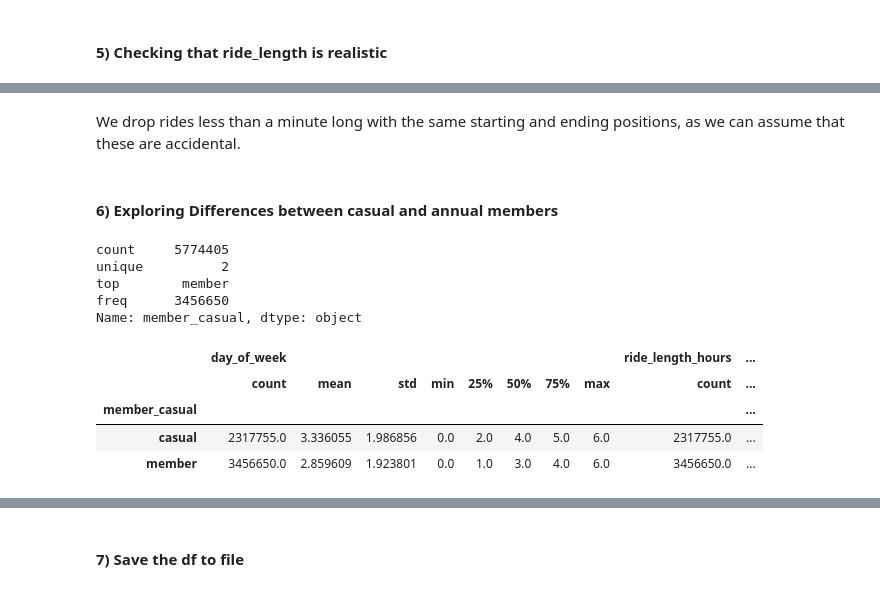
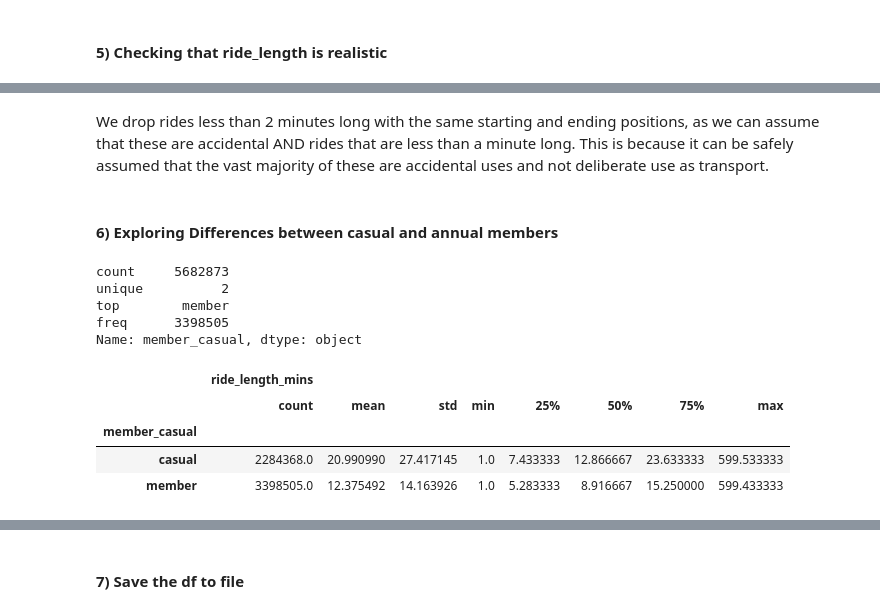
Before and after one commit to dydev012/capstone_cyclistic, a Jupyter notebook: transform.ipynb, the cells around one changed output, grey strips where cells are left out. Saved outputs shown, nothing was run; the diff lists cells and outputs as text; code cells hidden in the pictures.

```diff
--- a/report.ipynb
+++ b/transform.ipynb
@@ -179,10 +182,23 @@ def populateGPSCols(df):
     df["end_gps"] = df["end_lat"].astype("str") + ", " + df["end_lng"].astype("str")
     return df
 
+def timeToClass(x):
+    if 7 <= x <= 12:
+        return "Morning"
+    elif 12 < x <= 17:
+        return "Afternoon"
+    elif 17 < x <= 21:
+        return "Evening"
+    else:
+        return "Night"
 
 df = rmUnuseableRows(df)
 df = populateGPSCols(df)
-df.insert(4, column="ride_length_hours", value=(df["ended_at"] - df["started_at"]).dt.total_seconds()/60/60)
-df.insert(5, column="day_of_week", value=df["started_at"].dt.day_of_week ) # 0 = Monday, 6 = Sunday
+df.insert(3, column="started_hour", value=df["started_at"].dt.hour)
+df.insert(4, column="month", value=df["started_at"].dt.month_name())
+df.insert(5, column="day_of_week", value=df["started_at"].dt.day_name() )
+df.insert(7, column="ride_length_mins", value=(df["ended_at"] - df["started_at"]).dt.total_seconds()/60)
+df["time_type"] = df["started_hour"].apply(timeToClass)
+
 df.head()
 # %% [output]
@@ -207,0 +215,4 @@ Rides that are longer 1440 are assumed to either be software tracking errors or
+# %%
+dfImpossible = df[df["ride_length_mins"] > 600]
+df = df.drop(index=dfImpossible.index)
+del dfImpossible
@@ -208,32 +221,37 @@ Rides that are longer 1440 are assumed to either be software tracking errors or
 # %%
-dfImpossible = df[df["ride_length_hours"] < 0]
+dfImpossible = df[df["ride_length_mins"] <= 0]
 df = df.drop(index=dfImpossible.index)
 del dfImpossible
 # %% [markdown]
-We drop rides less than a minute long with the same starting and ending positions, as we can assume that these are accidental.
+We drop rides less than 2 minutes long with the same starting and ending positions, as we can assume that these are accidental AND rides that are less than a minute long. This is because it can be safely assumed that the vast majority of these are accidental uses and not deliberate use as transport.
 # %%
-dfNoRide = df[(df["ride_length_hours"] < 0.0167)& (df["start_gps"] == df["end_gps"])]
+dfNoRide = df[(df["ride_length_mins"] < 2)& (df["start_gps"] == df["end_gps"])]
 dfNoRide
 df = df.drop(index=dfNoRide.index)
 del dfNoRide
+
+dfNoRide = df[(df["ride_length_mins"] < 1)]
+dfNoRide
+df = df.drop(index=dfNoRide.index)
+del dfNoRide
 # %% [markdown]
 #### 6) Exploring Differences between casual and annual members
 # %%
 df["member_casual"].describe()
 # %% [output]
-count     5774405
+count     5682873
 unique          2
 top        member
-freq      3456650
+freq      3398505
 Name: member_casual, dtype: object
 # %%
-df[["day_of_week", "start_station_id", "rideable_type", "ride_length_hours", "start_station_name", "member_casual"] ].groupby(by=["member_casual"]).describe()
+df[["day_of_week", "start_station_id", "rideable_type", "ride_length_mins", "start_station_name", "member_casual"] ].groupby(by=["member_casual"]).describe()
 # %% [output]
-|  | day_of_week |  |  |  |  |  |  |  | ride_length_hours | ... |
-|  | count | mean | std | min | 25% | 50% | 75% | max | count | ... |
-| member_casual |  |  |  |  |  |  |  |  |  | ... |
-| casual | 2317755.0 | 3.336055 | 1.986856 | 0.0 | 2.0 | 4.0 | 5.0 | 6.0 | 2317755.0 | ... |
-| member | 3456650.0 | 2.859609 | 1.923801 | 0.0 | 1.0 | 3.0 | 4.0 | 6.0 | 3456650.0 | ... |
+|  | ride_length_mins |  |  |  |  |  |  |  |
+|  | count | mean | std | min | 25% | 50% | 75% | max |
+| member_casual |  |  |  |  |  |  |  |  |
+| casual | 2284368.0 | 20.990990 | 27.417145 | 1.0 | 7.433333 | 12.866667 | 23.633333 | 599.533333 |
+| member | 3398505.0 | 12.375492 | 14.163926 | 1.0 | 5.283333 | 8.916667 | 15.250000 | 599.433333 |
 # %%
 df[[ "start_station_name", "end_station_name", "member_casual"] ].groupby(by=["member_casual"]).describe()
 # %% [output]
```
Also changed, not shown: parts of 15 cells of this notebook, 2 other files.
